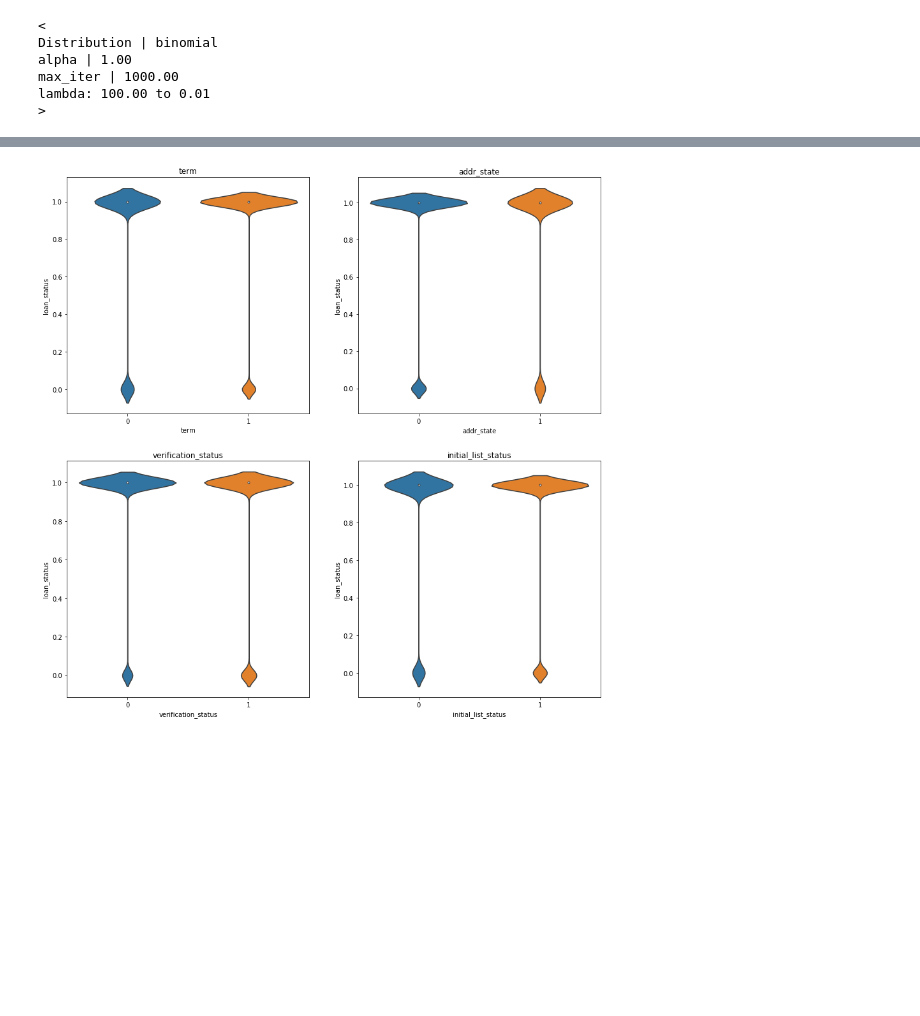
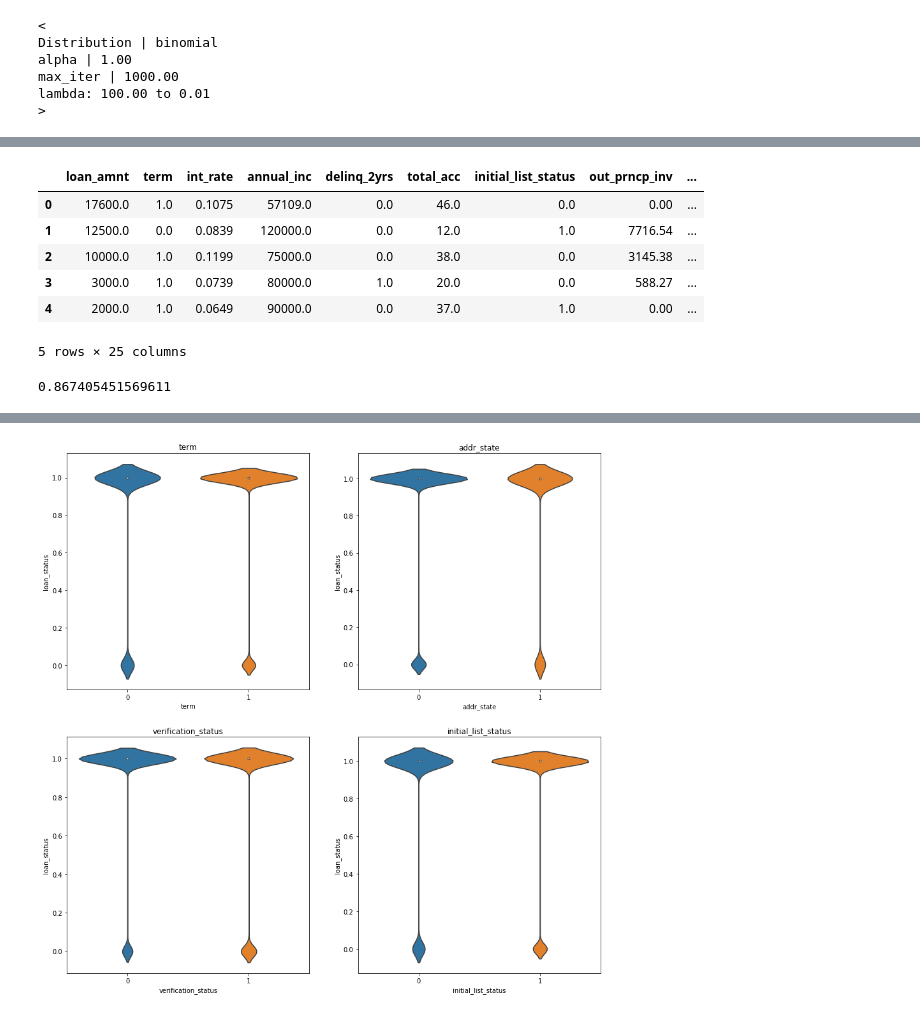
Before and after one commit to yuydu/STA-208-project, a Jupyter notebook: dummy variables.ipynb, the cells around one changed output, grey strips where cells are left out. Cells and saved outputs as stored; diff of their text form; code cells hidden in the pictures; blank space fills up the shorter version.

Commit message:
update_selected_x

```diff
--- a/dummy variables.ipynb
+++ b/dummy variables.ipynb
@@ -356,0 +385,17 @@ plt.show()
+# %%
+select_X = abs(best_beta_1)>.05
+# below are the selected x variables
+selected_X = data.columns.drop('loan_status')[select_X.T[0]]
+data[selected_X].head()
+# %% [output]
+|  | loan_amnt | term | int_rate | annual_inc | delinq_2yrs | total_acc | initial_list_status | out_prncp_inv | ... |
+| 0 | 17600.0 | 1.0 | 0.1075 | 57109.0 | 0.0 | 46.0 | 0.0 | 0.00 | ... |
+| 1 | 12500.0 | 0.0 | 0.0839 | 120000.0 | 0.0 | 12.0 | 1.0 | 7716.54 | ... |
+| 2 | 10000.0 | 1.0 | 0.1199 | 75000.0 | 0.0 | 38.0 | 0.0 | 3145.38 | ... |
+| 3 | 3000.0 | 1.0 | 0.0739 | 80000.0 | 1.0 | 20.0 | 0.0 | 588.27 | ... |
+| 4 | 2000.0 | 1.0 | 0.0649 | 90000.0 | 0.0 | 37.0 | 1.0 | 0.00 | ... |
+5 rows × 25 columns
+# %%
+sum(data['loan_status'] == 1)/data.shape[0]
+# %% [output]
+0.867405451569611
```
Also changed, not shown: parts of 10 cells of this notebook.
